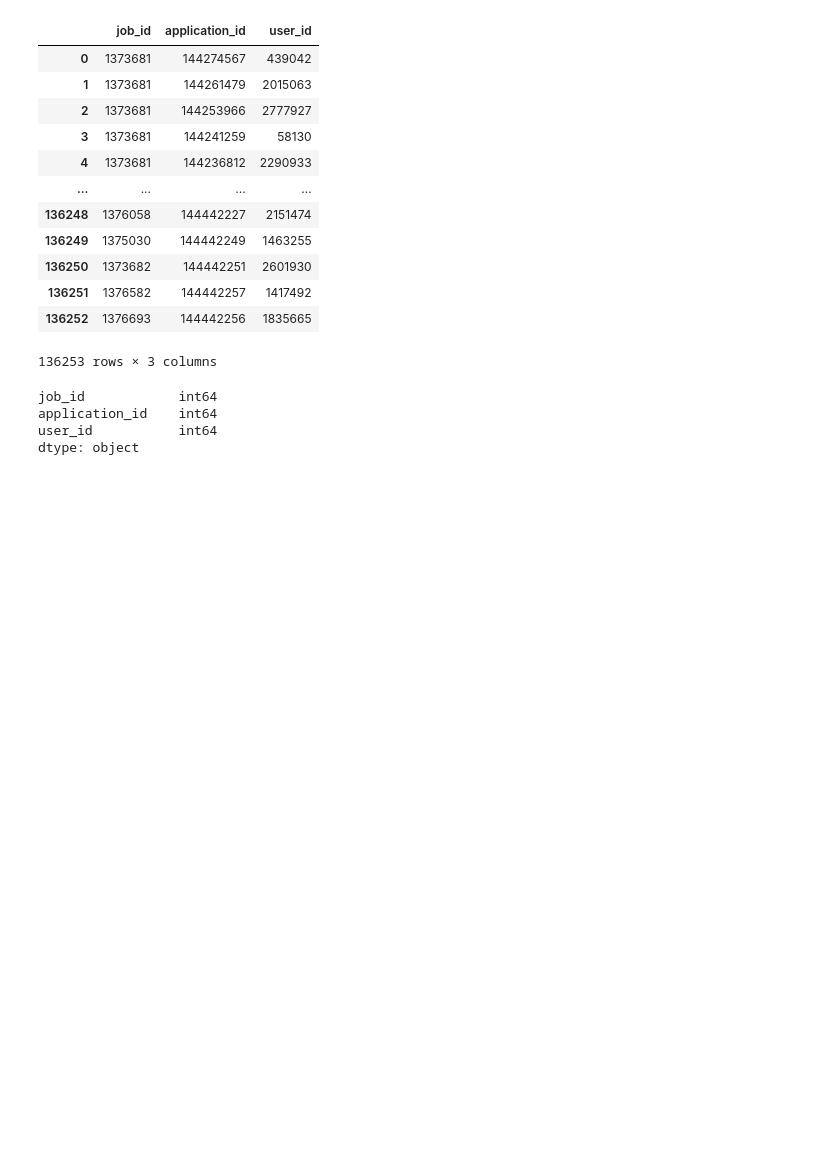
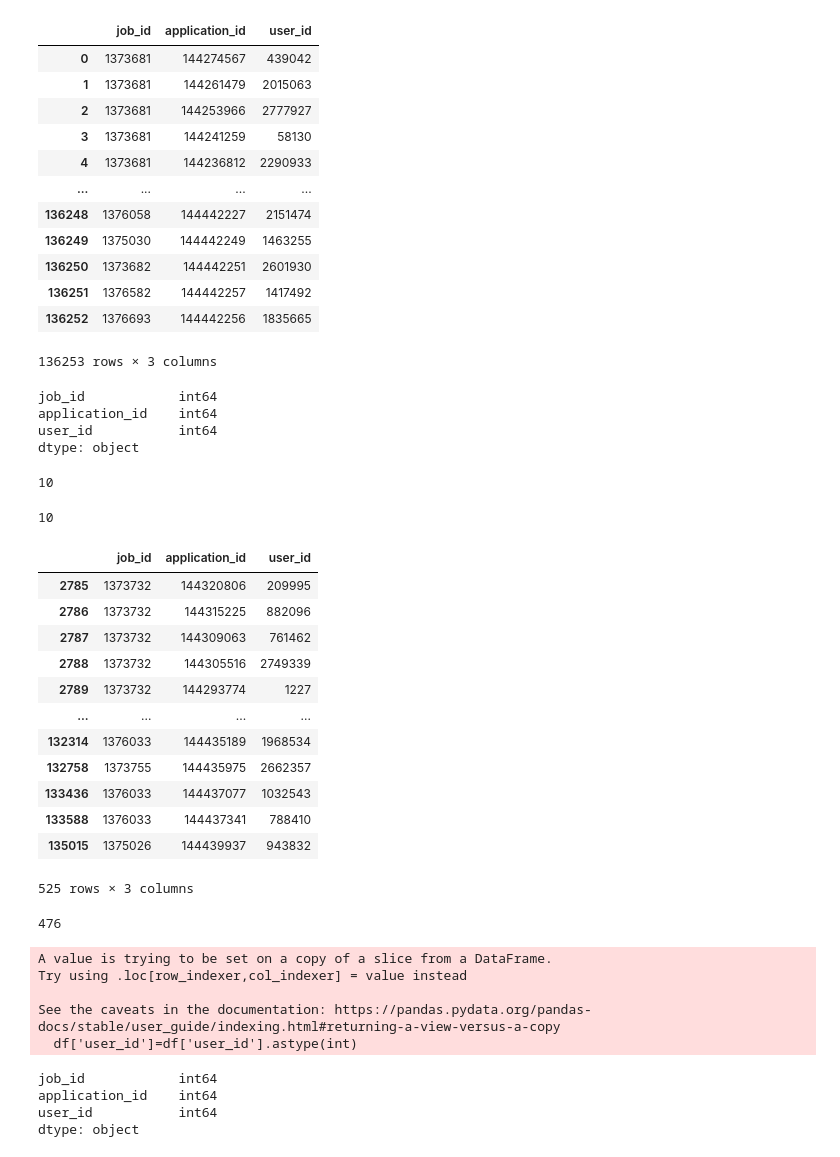
Before and after one commit to Highorbit/llama-recipes, a Jupyter notebook: examples/metric_analysis/work_detail_ranking.ipynb, the cells around one changed output. Saved outputs shown, nothing was run; the diff lists cells and outputs as text; code cells hidden in the pictures; blank space fills up the shorter version.

Commit message:
new ranking data

```diff
--- a/examples/metric_analysis/work_detail_ranking.ipynb
+++ b/examples/metric_analysis/work_detail_ranking.ipynb
@@ -25,8 +49,54 @@ df
 | 136251 | 1376582 | 144442257 | 1417492 |
 | 136252 | 1376693 | 144442256 | 1835665 |
 136253 rows × 3 columns
+# %%
+df.dtypes
+# %% [output]
+job_id            int64
+application_id    int64
+user_id           int64
+dtype: object
+# %%
+jid_list= [1375026,1374956,1373879,1374981,1374473,1376033,1375642,1373929,1373732,1373755]
+# %%
+len(jid_list)
+# %% [output]
+10
+# %%
+df = df.loc[df['job_id'].isin(jid_list)]
+# %%
+df.job_id.nunique()
+# %% [output]
+10
+# %%
+df
+# %% [output]
+|  | job_id | application_id | user_id |
+| 2785 | 1373732 | 144320806 | 209995 |
+| 2786 | 1373732 | 144315225 | 882096 |
+| 2787 | 1373732 | 144309063 | 761462 |
+| 2788 | 1373732 | 144305516 | 2749339 |
+| 2789 | 1373732 | 144293774 | 1227 |
+| ... | ... | ... | ... |
+| 132314 | 1376033 | 144435189 | 1968534 |
+| 132758 | 1373755 | 144435975 | 2662357 |
+| 133436 | 1376033 | 144437077 | 1032543 |
+| 133588 | 1376033 | 144437341 | 788410 |
+| 135015 | 1375026 | 144439937 | 943832 |
+525 rows × 3 columns
+# %%
+
+df.user_id.nunique()
+# %% [output]
+476
 # %%
 df['user_id']=df['user_id'].astype(int)
+# %% [output]
+A value is trying to be set on a copy of a slice from a DataFrame.
+Try using .loc[row_indexer,col_indexer] = value instead
+
+See the caveats in the documentation: https://pandas.pydata.org/pandas-docs/stable/user_guide/indexing.html#returning-a-view-versus-a-copy
+  df['user_id']=df['user_id'].astype(int)
 # %%
 df.dtypes
 # %% [output]
```
Also changed, not shown: parts of 50 cells of this notebook, 3 other files.
